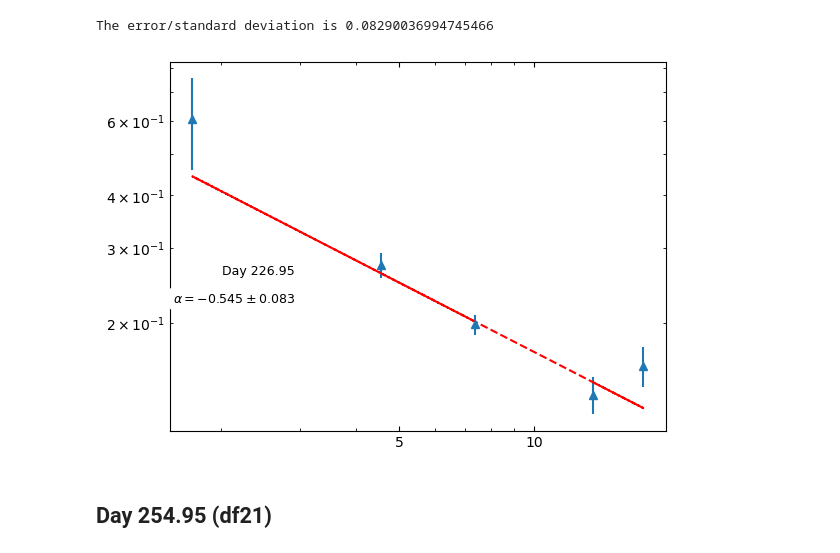
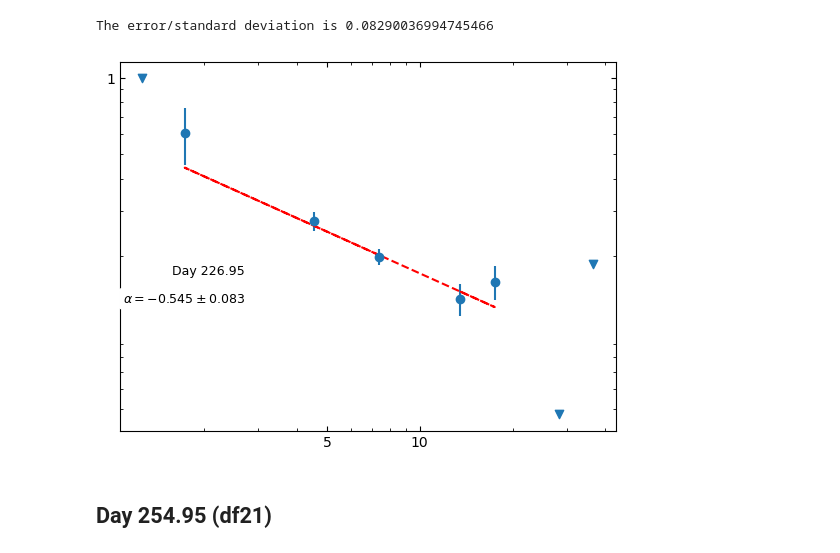
Before and after one commit to Wilhelm005/Research-Code, a Jupyter notebook: V1534 Sco Spectral Index.ipynb, the cells around one changed output. Saved outputs shown, nothing was run; the diff lists cells and outputs as text; code cells hidden in the pictures.

```diff
--- a/V1534 Sco Spectral Index.ipynb
+++ b/V1534 Sco Spectral Index.ipynb
@@ -1958,22 +1991,24 @@ The error/standard deviation is 0.08290036994745466
 # %%
 
 #plotting to check
 fig,ax = plt.subplots()
 mask = df19['Flux Density (mJy)'] > 3 * df19['Uncertainty (mJy)']  # apply detection threshold
+mask2 = df19['Flux Density (mJy)'] < 3 * df19['Uncertainty (mJy)']  # apply non-detection threshold
 if mask.any():  # proceed only if at least one detection
-    ax.errorbar(df19['Freq (GHz)'][mask], df19['Flux Density (mJy)'][mask], yerr=df19['Uncertainty (mJy)'][mask], fmt='^')
+    ax.errorbar(df19['Freq (GHz)'][mask], df19['Flux Density (mJy)'][mask], yerr=yerr19, fmt='o')
+    ax.scatter(df19['Freq (GHz)'][mask2], (df19['Flux Density (mJy)'][mask2] + 3*df19['Uncertainty (mJy)'][mask2]), marker='v')
     ax.set_xscale('log')
     ax.set_xticks([1, 5, 10, 50], labels=['1', '5', '10', '50'])
     ax.set_yscale('log')
     ax.set_yticks([1, 5, 10, 20, 50], labels=['1', '5', '10', '20', '50'])
     ax.annotate('Day 226.95', xy=(90, 120), xycoords='axes points', size=9, ha='right', va='top', bbox=dict(boxstyle='round', fc='w', ec="w"))
     ax.tick_params(axis='both', which='both', direction='in', top=True, right=True)
     ax.plot(df19['Freq (GHz)'][mask], fit_model_weights19(df19['Freq (GHz)'][mask]), 'r--')
     ax.annotate('${\u03B1 = -0.545 \\pm 0.083}$', xy=(90, 100), xycoords='axes points', size=9, ha='right', va='top', bbox=dict(boxstyle='round', fc='w', ec="w"))
 
 plt.show();
 # %% [output]
-[figure, old version]
+[figure, new version]
 # %% [markdown]
 ## Day 254.95 (df21)
 # %%
```
Also changed, not shown: parts of 22 cells of this notebook, 2 other files.
